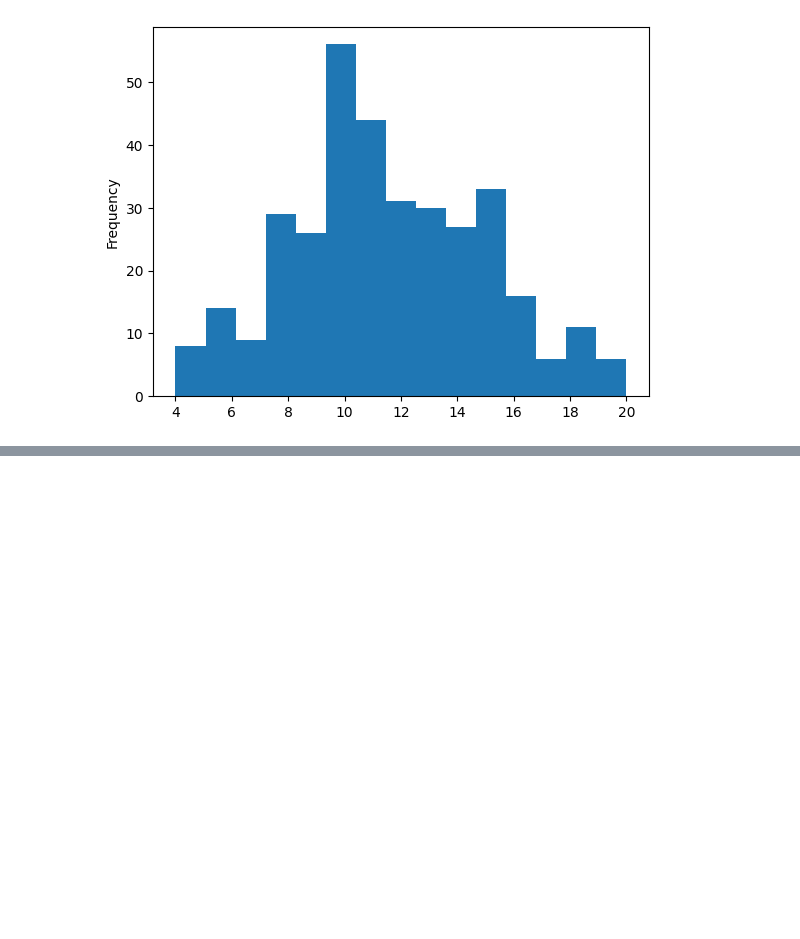
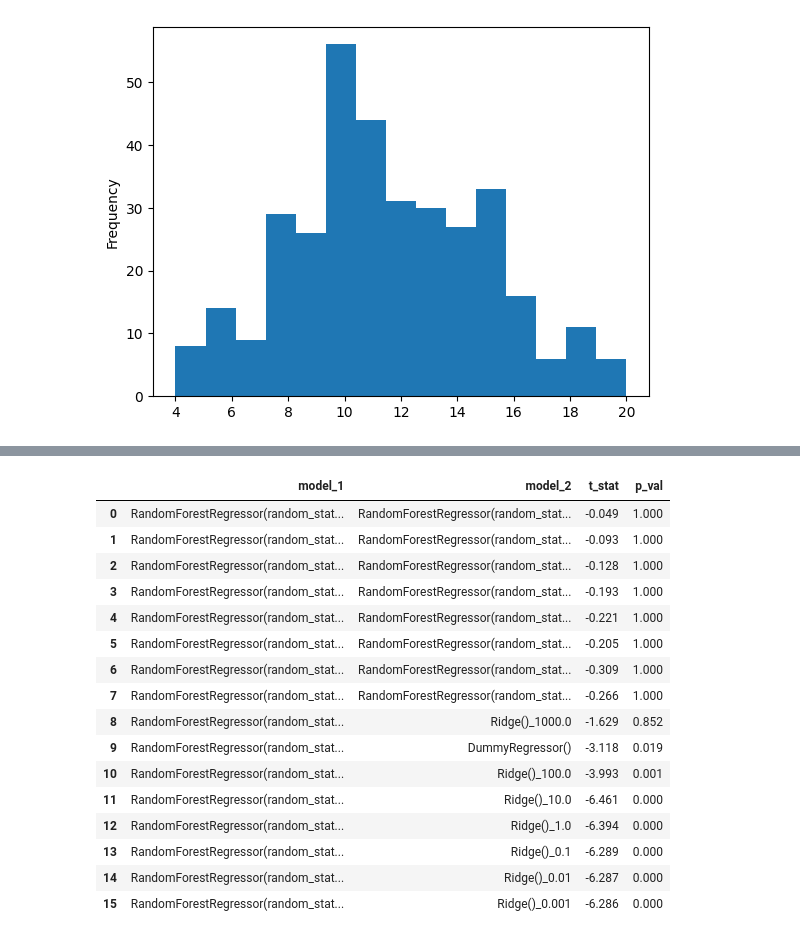
Before and after one commit to LucaMizrahi/MachineLearning, a Jupyter notebook: Projeto1/projeto.ipynb, the cells around one changed output, grey strips where cells are left out. Cells and saved outputs as stored; diff of their text form; code cells hidden in the pictures; blank space fills up the shorter version.

```diff
--- a/Projeto1/projeto.ipynb
+++ b/Projeto1/projeto.ipynb
@@ -604,7 +602,7 @@ De acordo com o cross-validation, utilizando o teste t com compensação de corr
 # Treine RandomForest com os melhores parâmetros encontrados
 best_rf_params = {
     'n_estimators': 500,
-    'max_depth': 10,
+    'max_depth': 5,
     'random_state': 42,
 }
 
@@ -793,0 +904,55 @@ Pipeline(steps=[('preprocessor',
+# %%
+# Test all models against the best model.
+best_model_scores = model_scores.iloc[0].values
+
+n_comparisons = model_scores.shape[0] - 1
+
+pairwise_t_test = []
+
+for model_i in range(1, len(model_scores)):
+    model_i_scores = model_scores.iloc[model_i].values
+    differences = model_i_scores - best_model_scores
+    t_stat, p_val = compute_corrected_ttest(
+        differences,
+        dof,
+        num_samples_train,
+        num_samples_test,
+    )
+
+    # Implement Bonferroni correction
+    p_val *= n_comparisons
+
+    # Bonferroni can output p-values higher than 1
+    p_val = 1 if p_val > 1 else p_val
+
+    pairwise_t_test.append([
+        model_scores.index[0],
+        model_scores.index[model_i],
+        t_stat,
+        p_val,
+    ])
+
+pairwise_comp_df = pd.DataFrame(
+    pairwise_t_test,
+    columns=["model_1", "model_2", "t_stat", "p_val"],
+).round(3)
+# %%
+pairwise_comp_df
+# %% [output]
+|  | model_1 | model_2 | t_stat | p_val |
+| 0 | RandomForestRegressor(random_stat... | RandomForestRegressor(random_stat... | -0.049 | 1.000 |
+| 1 | RandomForestRegressor(random_stat... | RandomForestRegressor(random_stat... | -0.093 | 1.000 |
+| 2 | RandomForestRegressor(random_stat... | RandomForestRegressor(random_stat... | -0.128 | 1.000 |
+| 3 | RandomForestRegressor(random_stat... | RandomForestRegressor(random_stat... | -0.193 | 1.000 |
+| 4 | RandomForestRegressor(random_stat... | RandomForestRegressor(random_stat... | -0.221 | 1.000 |
+| 5 | RandomForestRegressor(random_stat... | RandomForestRegressor(random_stat... | -0.205 | 1.000 |
+| 6 | RandomForestRegressor(random_stat... | RandomForestRegressor(random_stat... | -0.309 | 1.000 |
+| 7 | RandomForestRegressor(random_stat... | RandomForestRegressor(random_stat... | -0.266 | 1.000 |
+| 8 | RandomForestRegressor(random_stat... | Ridge()_1000.0 | -1.629 | 0.852 |
+| 9 | RandomForestRegressor(random_stat... | DummyRegressor() | -3.118 | 0.019 |
+| 10 | RandomForestRegressor(random_stat... | Ridge()_100.0 | -3.993 | 0.001 |
+| 11 | RandomForestRegressor(random_stat... | Ridge()_10.0 | -6.461 | 0.000 |
+| 12 | RandomForestRegressor(random_stat... | Ridge()_1.0 | -6.394 | 0.000 |
+| 13 | RandomForestRegressor(random_stat... | Ridge()_0.1 | -6.289 | 0.000 |
+| 14 | RandomForestRegressor(random_stat... | Ridge()_0.01 | -6.287 | 0.000 |
+| 15 | RandomForestRegressor(random_stat... | Ridge()_0.001 | -6.286 | 0.000 |
```
Also changed, not shown: parts of 29 cells of this notebook.
